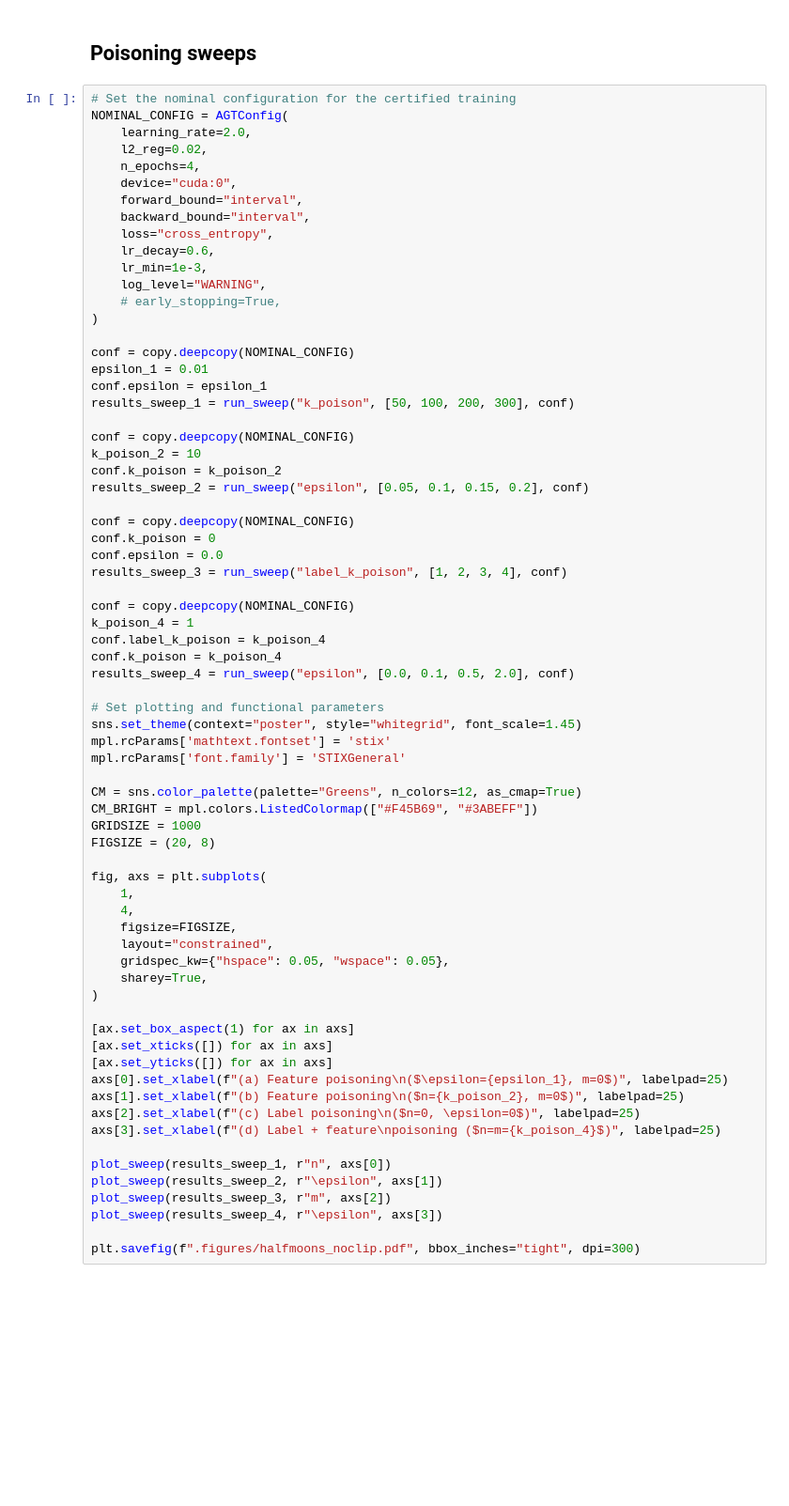
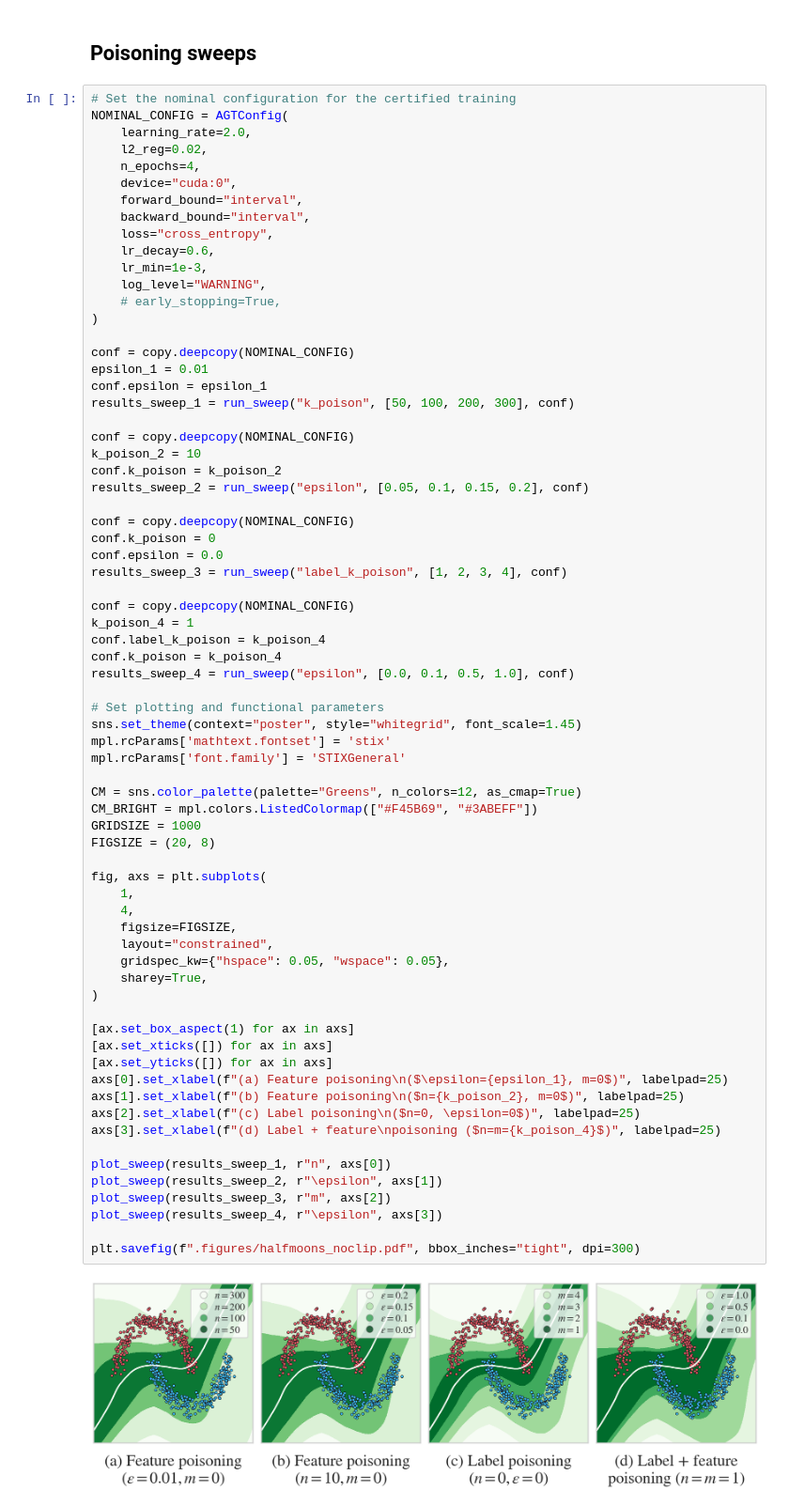
Before and after one commit to psosnin/agt, a Jupyter notebook: examples/Half Moons - Poisoning.ipynb, the cells around one changed output. Shown at 94% size. Cells and saved outputs as stored; diff of their text form; blank space fills up the shorter version.

```diff
--- a/examples/Half Moons - Poisoning.ipynb
+++ b/examples/Half Moons - Poisoning.ipynb
@@ -163,7 +166,7 @@ conf = copy.deepcopy(NOMINAL_CONFIG)
 k_poison_4 = 1
 conf.label_k_poison = k_poison_4
 conf.k_poison = k_poison_4
-results_sweep_4 = run_sweep("epsilon", [0.0, 0.1, 0.5, 2.0], conf)
+results_sweep_4 = run_sweep("epsilon", [0.0, 0.1, 0.5, 1.0], conf)
 
 # Set plotting and functional parameters
 sns.set_theme(context="poster", style="whitegrid", font_scale=1.45)
@@ -171,33 +174,35 @@ mpl.rcParams['mathtext.fontset'] = 'stix'
 mpl.rcParams['font.family'] = 'STIXGeneral'
 
 CM = sns.color_palette(palette="Greens", n_colors=12, as_cmap=True)
 CM_BRIGHT = mpl.colors.ListedColormap(["#F45B69", "#3ABEFF"])
 GRIDSIZE = 1000
 FIGSIZE = (20, 8)
 
 fig, axs = plt.subplots(
     1,
     4,
     figsize=FIGSIZE,
     layout="constrained",
     gridspec_kw={"hspace": 0.05, "wspace": 0.05},
     sharey=True,
 )
 
 [ax.set_box_aspect(1) for ax in axs]
 [ax.set_xticks([]) for ax in axs]
 [ax.set_yticks([]) for ax in axs]
 axs[0].set_xlabel(f"(a) Feature poisoning\n($\epsilon={epsilon_1}, m=0$)", labelpad=25)
 axs[1].set_xlabel(f"(b) Feature poisoning\n($n={k_poison_2}, m=0$)", labelpad=25)
 axs[2].set_xlabel(f"(c) Label poisoning\n($n=0, \epsilon=0$)", labelpad=25)
 axs[3].set_xlabel(f"(d) Label + feature\npoisoning ($n=m={k_poison_4}$)", labelpad=25)
 
 plot_sweep(results_sweep_1, r"n", axs[0])
 plot_sweep(results_sweep_2, r"\epsilon", axs[1])
 plot_sweep(results_sweep_3, r"m", axs[2])
 plot_sweep(results_sweep_4, r"\epsilon", axs[3])
 
 plt.savefig(f".figures/halfmoons_noclip.pdf", bbox_inches="tight", dpi=300)
+# %% [output]
+[figure, added]
 # %%
 # Set the nominal configuration for the certified training
 NOMINAL_CONFIG = AGTConfig(
```
Also changed, not shown: parts of 2 cells of this notebook, 2 other files.
